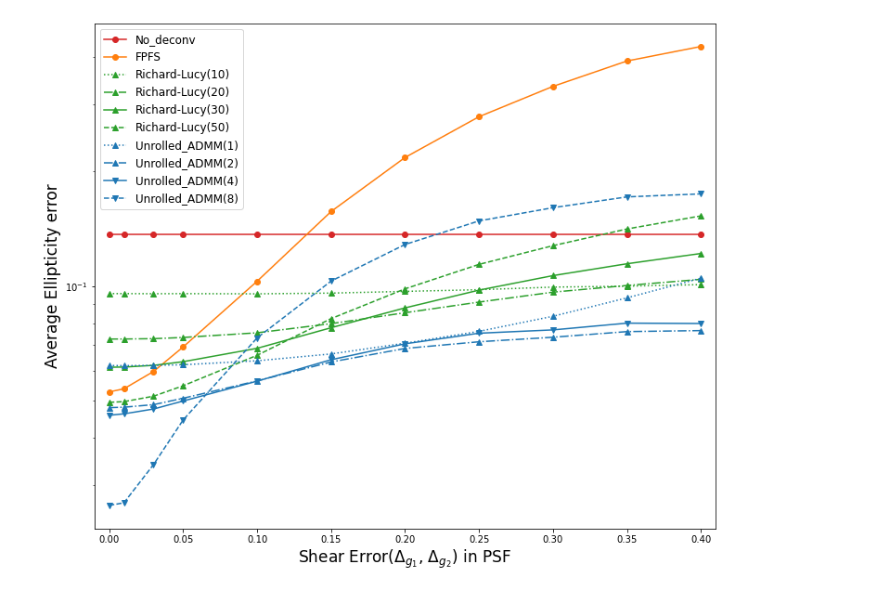
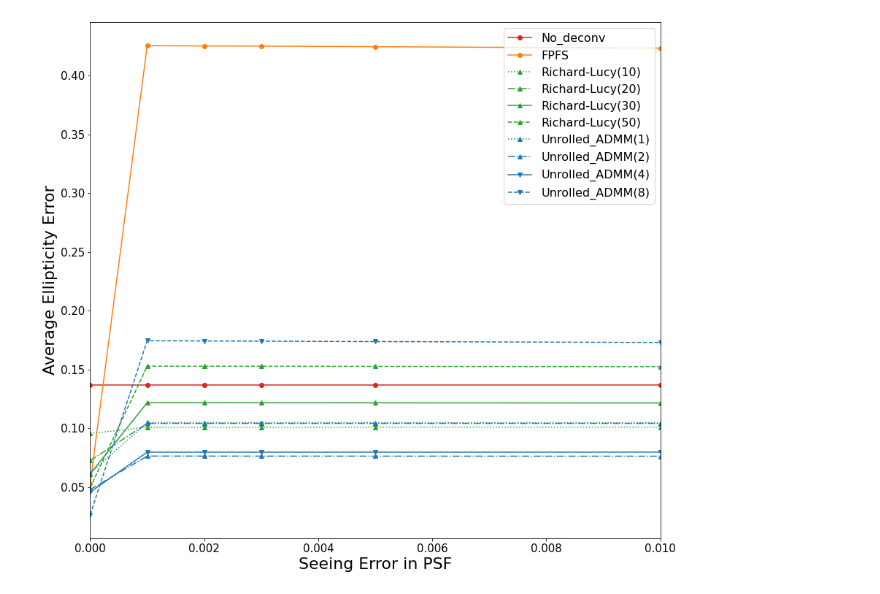
Before and after one commit to Lukeli0425/Galaxy-Deconv, a Jupyter notebook: psf_error.ipynb, the cells around one changed output. Cells and saved outputs as stored; diff of their text form; code cells hidden in the pictures.

```diff
--- a/psf_error.ipynb
+++ b/psf_error.ipynb
@@ -19,30 +53,31 @@ seeing_errs=[0, 0.001, 0.002, 0.003, 0.005, 0.01, 0.02, 0.05, 0.1, 0.15, 0.2]
 # %%
-fig = plt.figure(figsize=(12,10))
+fig, ax1 = plt.subplots(figsize=(14,13))
 
 for method in methods:
     result_path = os.path.join('results', method)
-    results_file = os.path.join(result_path, 'results_psf_shear_err.json')
+    results_file = os.path.join(result_path, 'results_psf_seeing_err.json')
     with open(results_file, 'r') as f:
         results = json.load(f)
     if method == 'No_deconv':
         gt_shear = np.array(results['0']['gt_shear'])
 
     g_errs, g_stds = [], []
-    for shear_err in shear_errs:
-        rec_err = np.abs(np.array(results[str(shear_err)]['rec_shear']) - gt_shear)
+    for seeing_err in seeing_errs:
+        rec_err = np.abs(np.array(results[str(seeing_err)]['rec_shear']) - gt_shear)
         g_errs.append(np.mean(rec_err[:,2]))
         g_stds.append(np.std(rec_err[:,2]))
 
     color = 'tab:blue' if 'ADMM' in method else ('tab:green' if 'Richard-Lucy' in method else ('tab:orange' if method=='FPFS' else 'tab:red'))
-    plt.plot(shear_errs, g_errs, methods[method], label=method, color=color)
+    plt.plot(seeing_errs, g_errs, methods[method], label=method, color=color)
 
-plt.xlabel('Shear Error($\Delta_{g_1}$, $\Delta_{g_2}$) in PSF', fontsize=17)
-plt.ylabel('Average Ellipticity error', fontsize=17)
-plt.xlim([-0.01, 0.41])
-# plt.xscale('log')
-plt.yscale('log')
-plt.legend(fontsize=12)
-plt.savefig(os.path.join('figures', 'psf_shear_err.jpg'), bbox_inches='tight')
+ax1.set_xlim([0, 0.01])
+ax1.set_xlabel('Seeing Error in PSF', fontsize=22)
+
+ax1.set_ylabel('Average Ellipticity Error', fontsize=22)
+
+plt.legend(fontsize=16)
+plt.tick_params(labelsize=15)
+plt.savefig(os.path.join('figures', 'psf_seeing_err.jpg'), bbox_inches='tight')
 plt.show()
 # %% [output]
-[figure, old version]
+[figure, new version]
```
Also changed, not shown: parts of 2 cells of this notebook, 5 other files.
